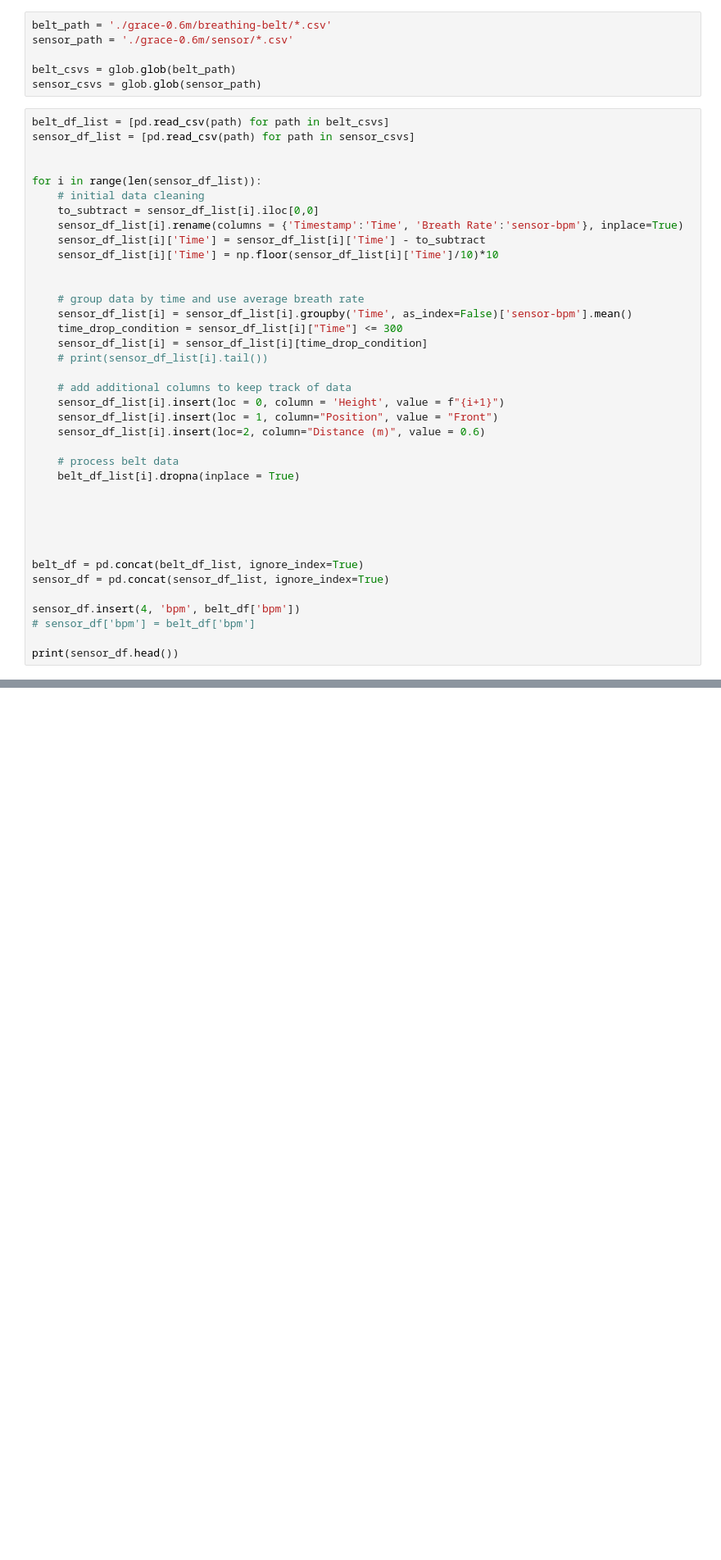
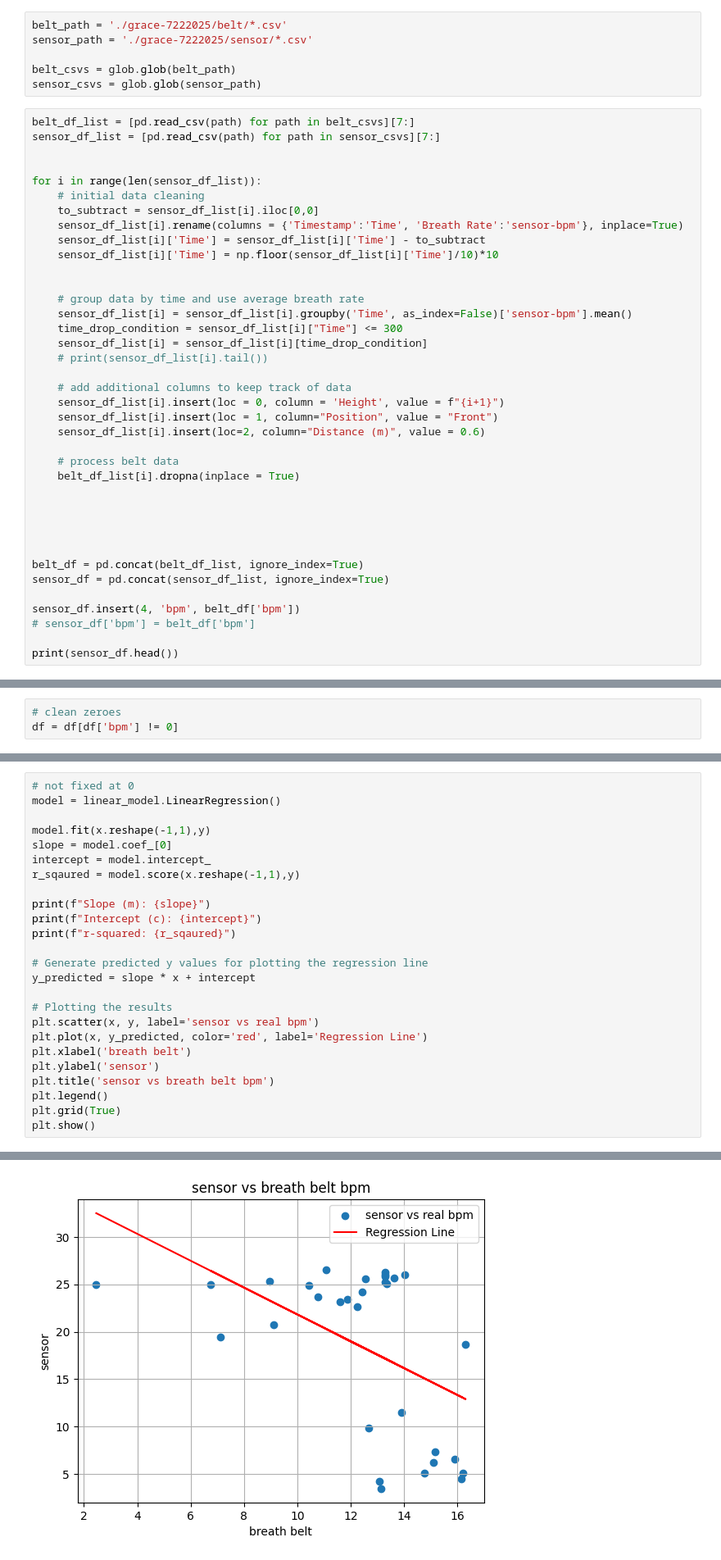
Before and after one commit to samjkenney/bpm-v3, a Jupyter notebook: breath_data_processing.ipynb, the cells around one changed output, grey strips where cells are left out. Shown: that part at 82% size. Saved outputs shown, nothing was run; the diff lists cells and outputs as text; blank space fills up the shorter version.

```diff
--- a/breath_data_processing.ipynb
+++ b/breath_data_processing.ipynb
@@ -5,12 +6,12 @@ import numpy as np
 # %%
-belt_path = './grace-0.6m/breathing-belt/*.csv'
-sensor_path = './grace-0.6m/sensor/*.csv'
+belt_path = './grace-7222025/belt/*.csv'
+sensor_path = './grace-7222025/sensor/*.csv'
 
 belt_csvs = glob.glob(belt_path)
 sensor_csvs = glob.glob(sensor_path)
 # %%
-belt_df_list = [pd.read_csv(path) for path in belt_csvs]
-sensor_df_list = [pd.read_csv(path) for path in sensor_csvs]
+belt_df_list = [pd.read_csv(path) for path in belt_csvs][7:]
+sensor_df_list = [pd.read_csv(path) for path in sensor_csvs][7:]
 
 
 for i in range(len(sensor_df_list)):
@@ -109,0 +98,3 @@ df.to_csv("./grace-0.6m/cleaned.csv", index=False)
+# %%
+# clean zeroes
+df = df[df['bpm'] != 0]
@@ -109,0 +158,26 @@ df.to_csv("./grace-0.6m/cleaned.csv", index=False)
+# %%
+# not fixed at 0
+model = linear_model.LinearRegression()
+
+model.fit(x.reshape(-1,1),y)
+slope = model.coef_[0]
+intercept = model.intercept_
+r_sqaured = model.score(x.reshape(-1,1),y)
+
+print(f"Slope (m): {slope}")
+print(f"Intercept (c): {intercept}")
+print(f"r-squared: {r_sqaured}")
+
+# Generate predicted y values for plotting the regression line
+y_predicted = slope * x + intercept
+
+# Plotting the results
+plt.scatter(x, y, label='sensor vs real bpm')
+plt.plot(x, y_predicted, color='red', label='Regression Line')
+plt.xlabel('breath belt')
+plt.ylabel('sensor')
+plt.title('sensor vs breath belt bpm')
+plt.legend()
+plt.grid(True)
+plt.show()
+# %% [output]
@@ -109,0 +187 @@ df.to_csv("./grace-0.6m/cleaned.csv", index=False)
+[figure, added]
```
Also changed, not shown: parts of 8 cells of this notebook, 25 other files.
